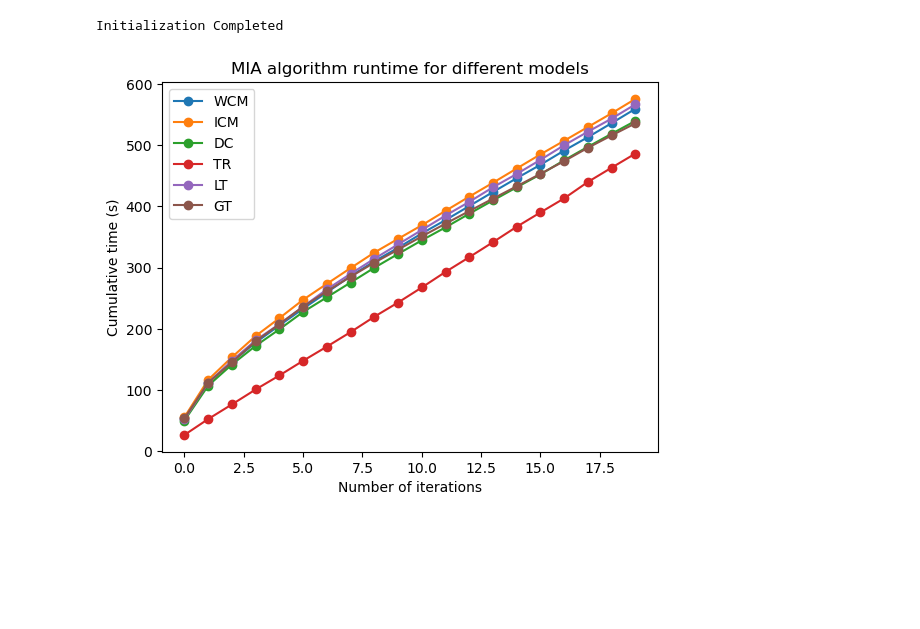
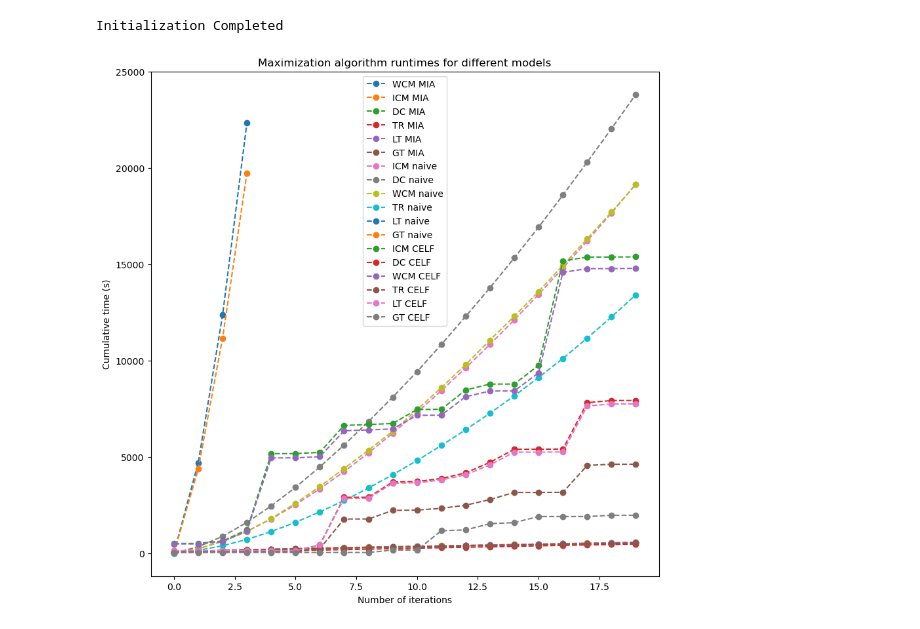
Before and after one commit to davidguzmanp/Influence-Maximization-in-Twitter-as-a-Social-Network-Graph, a Jupyter notebook: David/MIA_twitter_PB_comparisons runtime.ipynb, the cells around one changed output. Saved outputs shown, nothing was run; the diff lists cells and outputs as text; code cells hidden in the pictures; blank space fills up the shorter version.

```diff
--- a/David/MIA_twitter_PB_comparisons runtime.ipynb
+++ b/David/MIA_twitter_PB_comparisons runtime.ipynb
@@ -146,29 +146,67 @@ with open('mia_timings_lt.pickle', 'rb') as handle:
 
 with open('mia_timings_gt.pickle', 'rb') as handle:
     timings_gt = pickle.load(handle)
+# %%
+# naive times
+times_IC = [10.741265773773193, 236.766015291214, 627.04882645607, 1146.5669751167297, 1785.7016961574554, 2523.2258718013763, 3351.641788005829, 4245.376266717911, 5212.538978815079, 6237.875088214874, 7317.844819784164, 8447.575536966324, 9625.548919200897, 10851.33715724945, 12123.000044822693, 13442.503648996353, 14809.777120113373, 16218.910614013672, 17672.560995817184, 19170.619923830032]
+times_DC = [14.71357774734497, 341.92752385139465, 883.5976860523224, 1604.629472732544, 2461.862696647644, 3426.686062335968, 4488.1514637470245, 5628.830832004547, 6839.51228928566, 8111.640333890915, 9430.324719429016, 10844.845517396927, 12300.381844520569, 13789.093884468079, 15337.097647666931, 16933.31753540039, 18599.448838949203, 20311.356774568558, 22050.487572193146, 23826.209863185883]
+times_WC = [10.501221656799316, 235.98831987380981, 625.4327020645142, 1132.241504907608, 1809.7334263324738, 2598.581643819809, 3467.8672041893005, 4406.797207117081, 5355.24767780304, 6342.11412024498, 7458.015537261963, 8603.017973661423, 9797.863656759262, 11074.132063627243, 12310.55555319786, 13591.142619132996, 14951.905377626419, 16330.707174301147, 17719.568944215775, 19143.71673488617]
+times_TR = [18.019221544265747, 156.49585819244385, 395.5374298095703, 723.4392213821411, 1133.3423926830292, 1609.7385127544403, 2154.3022668361664, 2741.3912711143494, 3391.6078243255615, 4085.584150791168, 4820.813318014145, 5598.237213373184, 6419.274331569672, 7276.819481611252, 8177.669565916061, 9132.094334602356, 10119.729833602905, 11174.835460424423, 12276.010423660278, 13419.909896850586]
+times_LT = [23.280896425247192, 4712.373671770096, 12369.735314130783, 22337.77462410927]
+times_GT = [18.407705545425415, 4388.646020650864, 11171.983466386795, 19730.343330144882]
+# %%
+celf_IC_time = [515.0244359970093, 517.8426225185394, 641.6042211055756, 1220.2066597938538, 5177.020837068558, 5177.973946094513, 5243.100147247314, 6642.570923089981, 6687.883443117142, 6743.658916950226, 7469.340130329132, 7481.095819950104, 8481.791491031647, 8789.102011919022, 8790.184591531754, 9761.755005836487, 15178.846940040588, 15383.035708904266, 15384.08792090416, 15397.21490597725]
+celf_DC_time = [135.77107667922974, 136.08820033073425, 136.4457938671112, 136.86086130142212, 138.65555477142334, 140.15923881530762, 439.13199639320374, 2910.704601049423, 2911.3186736106873, 3706.2139954566956, 3730.6344969272614, 3884.7681634426117, 4180.40248799324, 4725.48167181015, 5404.599050760269, 5405.187263727188, 5415.777118444443, 7823.486579656601, 7935.886960029602, 7937.07158613205]
+celf_WC_time = [488.53955936431885, 491.23416900634766, 609.2619292736053, 1162.6682426929474, 4956.835084199905, 4957.8154447078705, 5020.557333946228, 6364.423198699951, 6408.430356264114, 6461.267124176025, 7165.188543796539, 7176.490019798279, 8134.291678190231, 8429.781694889069, 8430.787642717361, 9370.909623861313, 14588.706550598145, 14782.16878247261, 14783.272115468979, 14795.677181482315]
+celf_TR_time = [73.4015576839447, 73.5800564289093, 73.81907296180725, 74.08768010139465, 75.28535914421082, 76.17710900306702, 243.90924191474915, 1782.837567806244, 1783.1775259971619, 2231.054145336151, 2249.0770626068115, 2338.9165830612183, 2499.2617180347443, 2794.873381137848, 3162.9981949329376, 3163.3145003318787, 3169.1303074359894, 4564.828184843063, 4627.633970499039, 4628.259597063065]
+celf_GT_time = [43.76752471923828, 43.860724449157715, 43.982332706451416, 44.1362943649292, 44.34457015991211, 44.52149820327759, 44.71859574317932, 45.56133222579956, 45.75854134559631, 173.0706536769867, 173.26326894760132, 1174.8642740249634, 1219.387167930603, 1539.414338350296, 1597.4237504005432, 1911.2873072624207, 1912.0071074962616, 1912.6998236179352, 1976.888543844223, 1979.6347115039825]
+celf_LT_time = [137.845641374588, 138.12411904335022, 138.57750606536865, 138.99254822731018, 140.8390073776245, 142.25314831733704, 435.99164056777954, 2856.5507814884186, 2857.0437366962433, 3642.373048067093, 3665.8117480278015, 3809.8945486545563, 4080.883213043213, 4593.030191421509, 5254.656946659088, 5255.214297771454, 5265.233835697174, 7650.675204515457, 7757.616986274719, 7758.859664440155]
 # %%
 # plot the cumulative timings for the MIA algorithm as a function of the number of iterations
 #calculate the cumulative sum of the timings
+
+# make bigger
+plt.rcParams['figure.figsize'] = [6, 6]
+
 cumulative_timings_wcm = np.cumsum(timings_wcm)
 cumulative_timings_icm = np.cumsum(timings_icm)
 cumulative_timings_dc = np.cumsum(timings_dc)
 cumulative_timings_tr = np.cumsum(timings_tr)
 cumulative_timings_lt = np.cumsum(timings_lt)
 cumulative_timings_gt = np.cumsum(timings_gt)
 #plot the cumulative timings
-plt.plot(cumulative_timings_wcm, label='WCM', marker = 'o')
-plt.plot(cumulative_timings_icm, label='ICM', marker = 'o')
-plt.plot(cumulative_timings_dc, label='DC', marker = 'o')
-plt.plot(cumulative_timings_tr, label='TR', marker = 'o')
-plt.plot(cumulative_timings_lt, label='LT', marker = 'o')
-plt.plot(cumulative_timings_gt, label='GT', marker = 'o')
+plt.plot(cumulative_timings_wcm,'o--', label='WCM MIA')
+plt.plot(cumulative_timings_icm,'o--', label='ICM MIA')
+plt.plot(cumulative_timings_dc,'o--', label='DC MIA')
+plt.plot(cumulative_timings_tr,'o--', label='TR MIA')
+plt.plot(cumulative_timings_lt,'o--', label='LT MIA')
+plt.plot(cumulative_timings_gt,'o--', label='GT MIA')
+
+# plot the naive timings
+
+plt.plot(times_IC,'o--', label='ICM naive')
+plt.plot(times_DC,'o--', label='DC naive')
+plt.plot(times_WC,'o--', label='WCM naive')
+plt.plot(times_TR,'o--', label='TR naive')
+plt.plot(times_LT,'o--', label='LT naive')
+plt.plot(times_GT,'o--', label='GT naive')
+
+# plot the celf timings
+
+plt.plot(celf_IC_time,'o--', label='ICM CELF')
+plt.plot(celf_DC_time,'o--', label='DC CELF')
+plt.plot(celf_WC_time,'o--', label='WCM CELF')
+plt.plot(celf_TR_time,'o--', label='TR CELF')
+plt.plot(celf_LT_time,'o--', label='LT CELF')
+plt.plot(celf_GT_time,'o--', label='GT CELF')
+
 
 plt.xlabel('Number of iterations')
 plt.ylabel('Cumulative time (s)')
-plt.title('MIA algorithm runtime for different models')
+plt.title('Maximization algorithm runtimes for different models')
 #log scale for the y axis
 #plt.yscale('log')
 plt.legend()
 plt.show()
 # %% [output]
-[figure, old version]
+[figure, new version]
```
Also changed, not shown: parts of 6 cells of this notebook, 13 other files.
